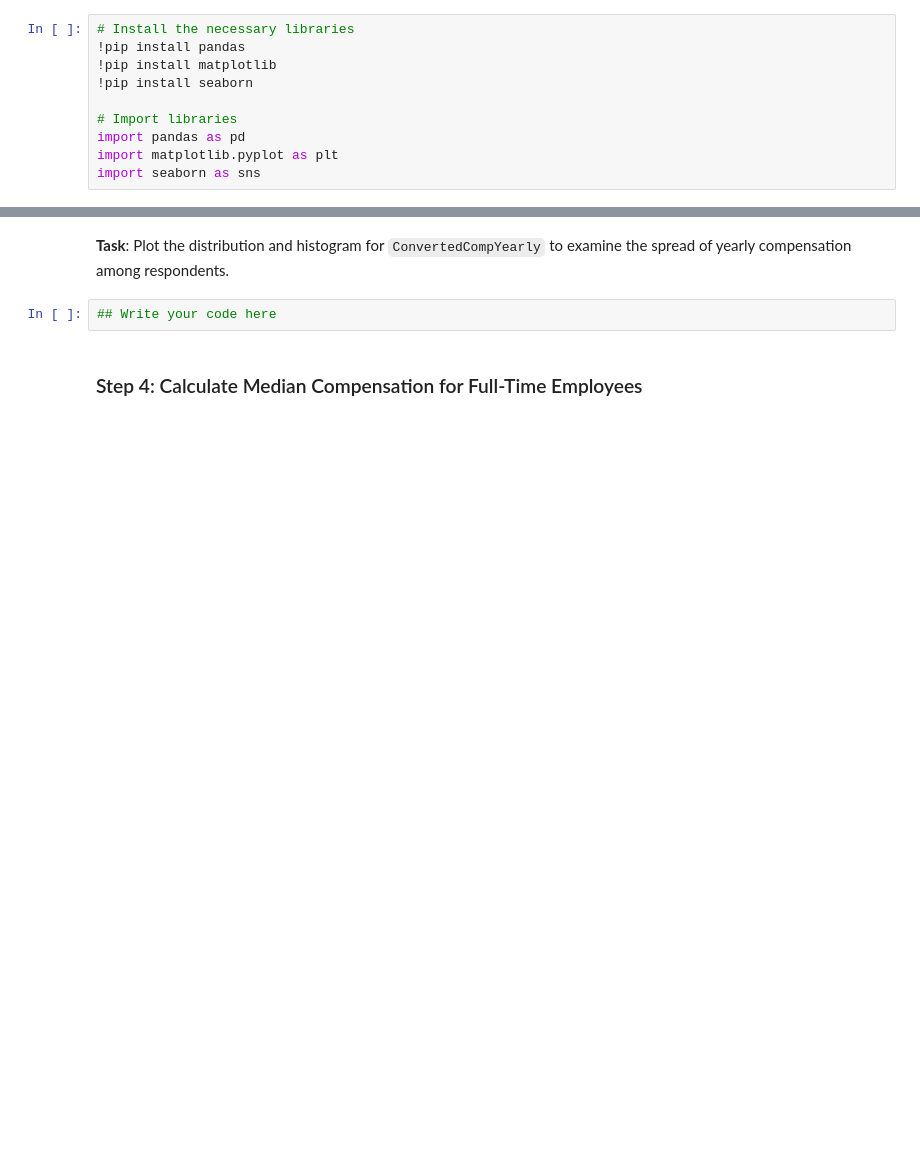
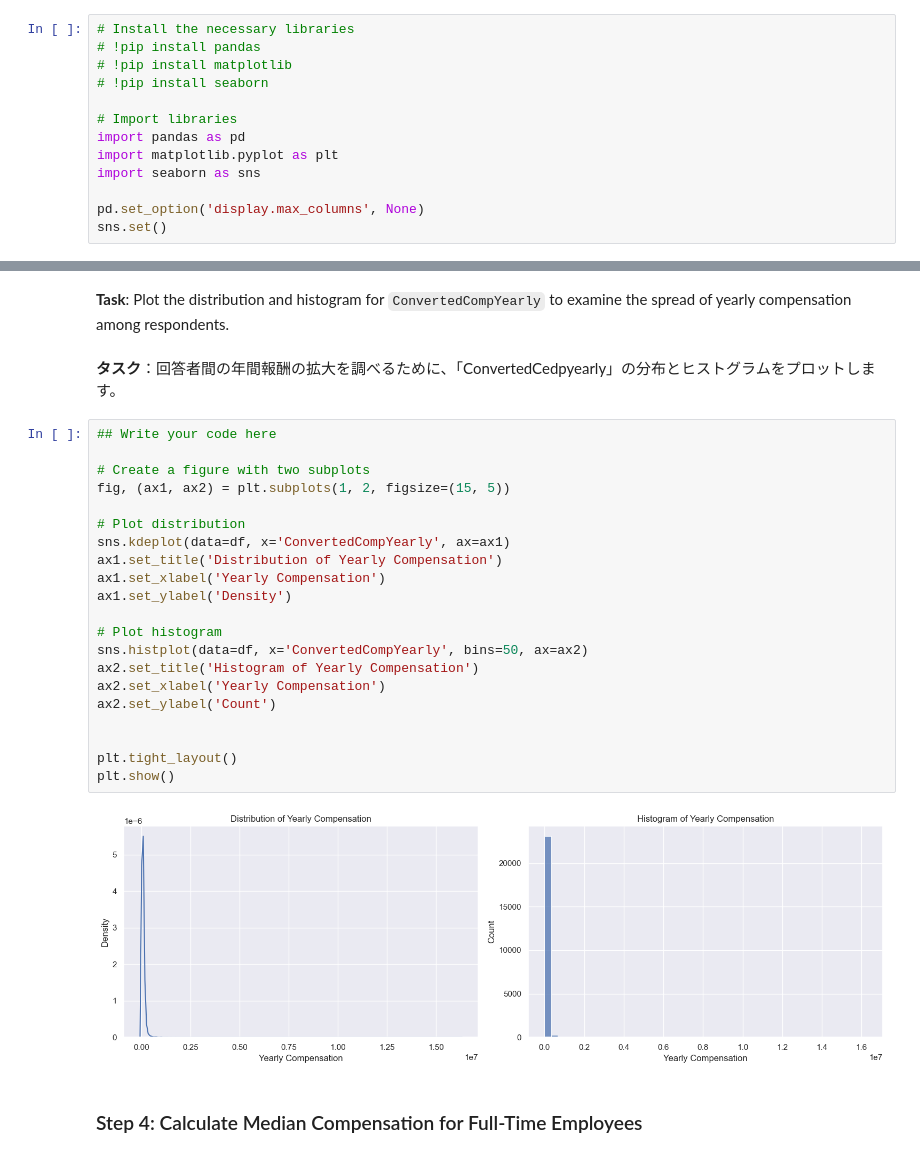
Before and after one commit to Seitaro1012/IBM_Data-Analyst_CapstoneProject, a Jupyter notebook: Task3/Lab 13 Finding Correlation.ipynb, the cells around one changed output, grey strips where cells are left out. Drawn from its saved outputs; the diff is of its cells as text; blank space fills up the shorter version.

```diff
--- a/Task3/Lab 13 Finding Correlation.ipynb
+++ b/Task3/Lab 13 Finding Correlation.ipynb
@@ -26,14 +35,17 @@ In this lab, you will perform the following:
 ##### Step 1: Install and Import Required Libraries
 # %%
 # Install the necessary libraries
-!pip install pandas
-!pip install matplotlib
-!pip install seaborn
+# !pip install pandas
+# !pip install matplotlib
+# !pip install seaborn
 
 # Import libraries
 import pandas as pd
 import matplotlib.pyplot as plt
 import seaborn as sns
+
+pd.set_option('display.max_columns', None)
+sns.set()
 # %% [markdown]
 ### Step 2: Load the Dataset
 # %%
@@ -47,8 +70,31 @@ df.head()
 <h3>Step 3: Analyze and Visualize Compensation Distribution</h3>
 # %% [markdown]
 **Task**: Plot the distribution and histogram for `ConvertedCompYearly` to examine the spread of yearly compensation among respondents.
-# %%
-## Write your code here
+# %% [markdown]
+**タスク**：回答者間の年間報酬の拡大を調べるために、「ConvertedCedpyearly」の分布とヒストグラムをプロットします。
+# %%
+## Write your code here
+
+# Create a figure with two subplots
+fig, (ax1, ax2) = plt.subplots(1, 2, figsize=(15, 5))
+
+# Plot distribution
+sns.kdeplot(data=df, x='ConvertedCompYearly', ax=ax1)
+ax1.set_title('Distribution of Yearly Compensation')
+ax1.set_xlabel('Yearly Compensation')
+ax1.set_ylabel('Density')
+
+# Plot histogram
+sns.histplot(data=df, x='ConvertedCompYearly', bins=50, ax=ax2)
+ax2.set_title('Histogram of Yearly Compensation')
+ax2.set_xlabel('Yearly Compensation')
+ax2.set_ylabel('Count')
+
+
+plt.tight_layout()
+plt.show()
+# %% [output]
+[figure, added]
 # %% [markdown]
 <h3>Step 4: Calculate Median Compensation for Full-Time Employees</h3>
 # %% [markdown]
```
Also changed, not shown: parts of 19 cells of this notebook.
